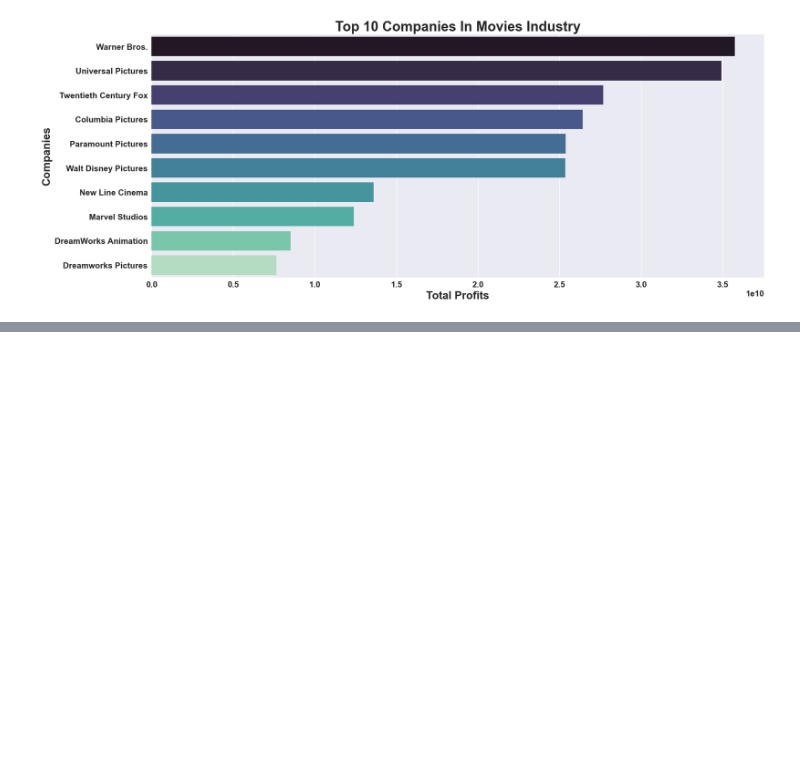
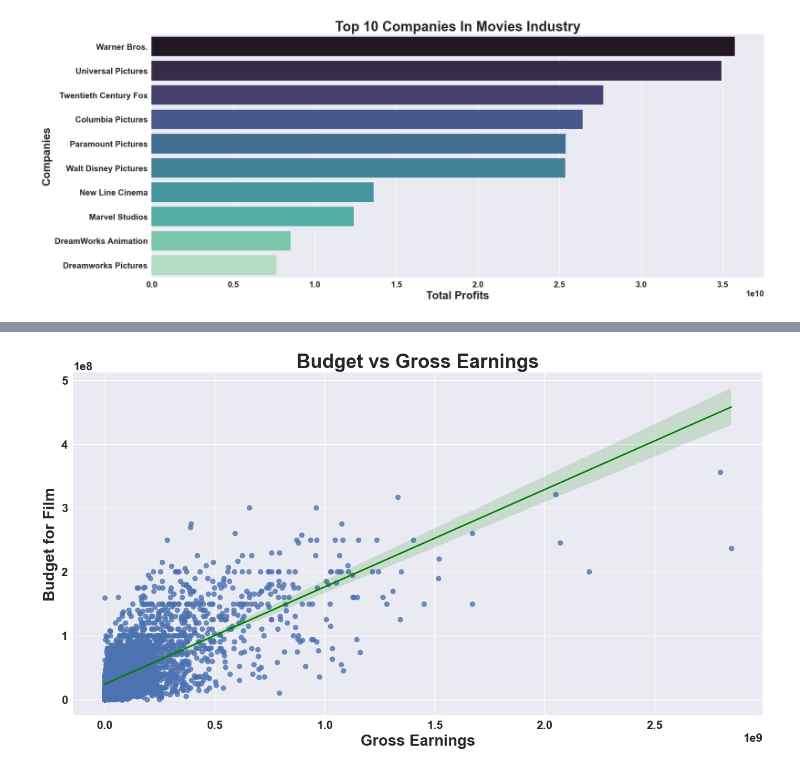
Before and after one commit to Ducduong1811/Data-Analysis, a Jupyter notebook: 7-Data-cleaning-for-movies-data.ipynb, the cells around one changed output, grey strips where cells are left out. Cells and saved outputs as stored; diff of their text form; code cells hidden in the pictures; blank space fills up the shorter version.

```diff
--- a/7-Data-cleaning-for-movies-data.ipynb
+++ b/7-Data-cleaning-for-movies-data.ipynb
@@ -747,0 +771,12 @@ Text(0.5, 1.0, 'Top 10 Companies In Movies Industry')
+# %%
+# 3. Budget Vs Gross Earnings: Regression plot
+
+# Create regplot, có scatter nhưng hơi khác một chút, chắc do cách tính. Và có 1 linear line
+plt.figure(figsize=(16,8))
+sns.regplot(x="gross", y="budget", data=df2,line_kws={'lw':2,'color':'green'})
+plt.title('Budget vs Gross Earnings')
+plt.xlabel('Gross Earnings')
+plt.ylabel('Budget for Film')
+plt.show()
+# %% [output]
+[figure, added]
```
Also changed, not shown: parts of 5 cells of this notebook.
